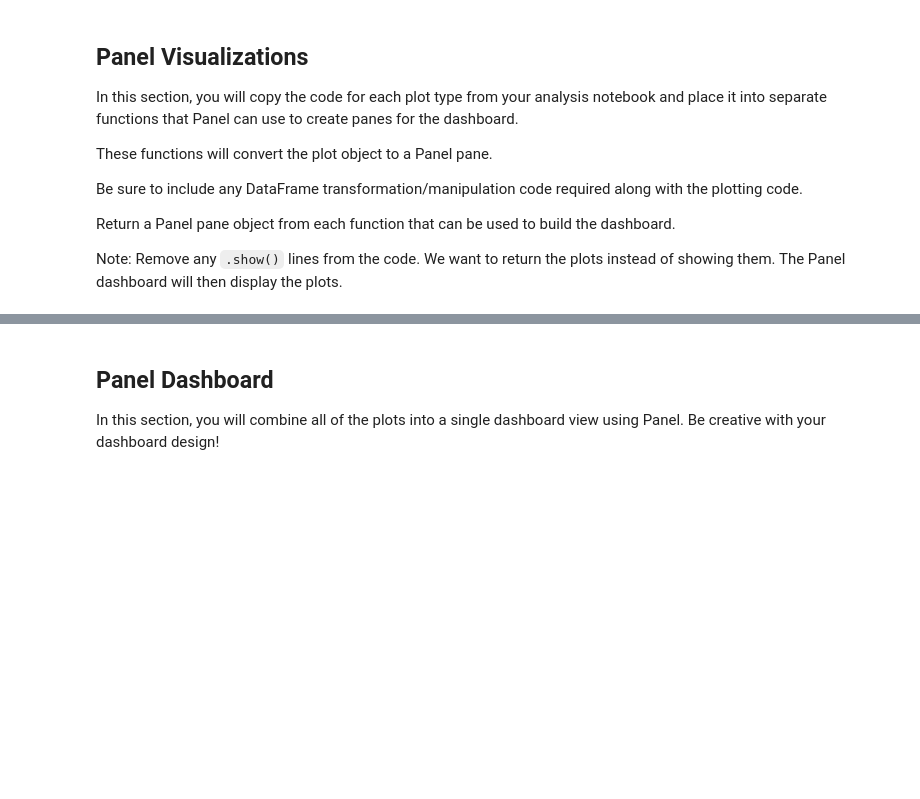
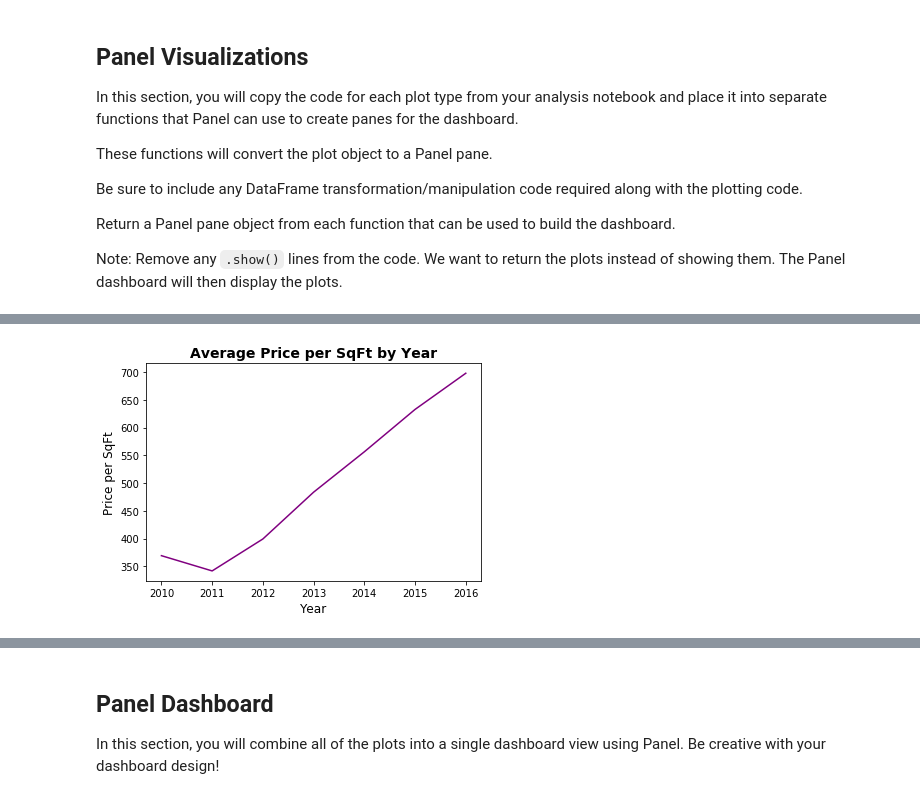
Before and after one commit to DanaSmith1/Pythonic_Monopoly, a Jupyter notebook: Starter_Code/dashboard.ipynb, the cells around one changed output, grey strips where cells are left out. Cells and saved outputs as stored; diff of their text form; code cells hidden in the pictures; blank space fills up the shorter version.

```diff
--- a/Starter_Code/dashboard.ipynb
+++ b/Starter_Code/dashboard.ipynb
@@ -113 +74,15 @@ def average_sales_price(sfo_census_data):
+# %%
+def average_sales_price():
+    """Average Sales Price Per Year."""
+
+fig = plt.figure()
+plot_average_price = average_cost_df["sale_price_sqr_foot"].plot(color="purple")
+plot_average_price.set_xlabel("Year", fontsize=12)
+plot_average_price.set_ylabel("Price per SqFt", fontsize=12)
+plot_average_price.set_title("Average Price per SqFt by Year", fontsize=14, fontweight="bold")
+
+plt.show()
+plt.close(fig)
+# %% [output]
+[figure, added]
 # %%
```
Also changed, not shown: parts of 18 cells of this notebook, 1 other file.
